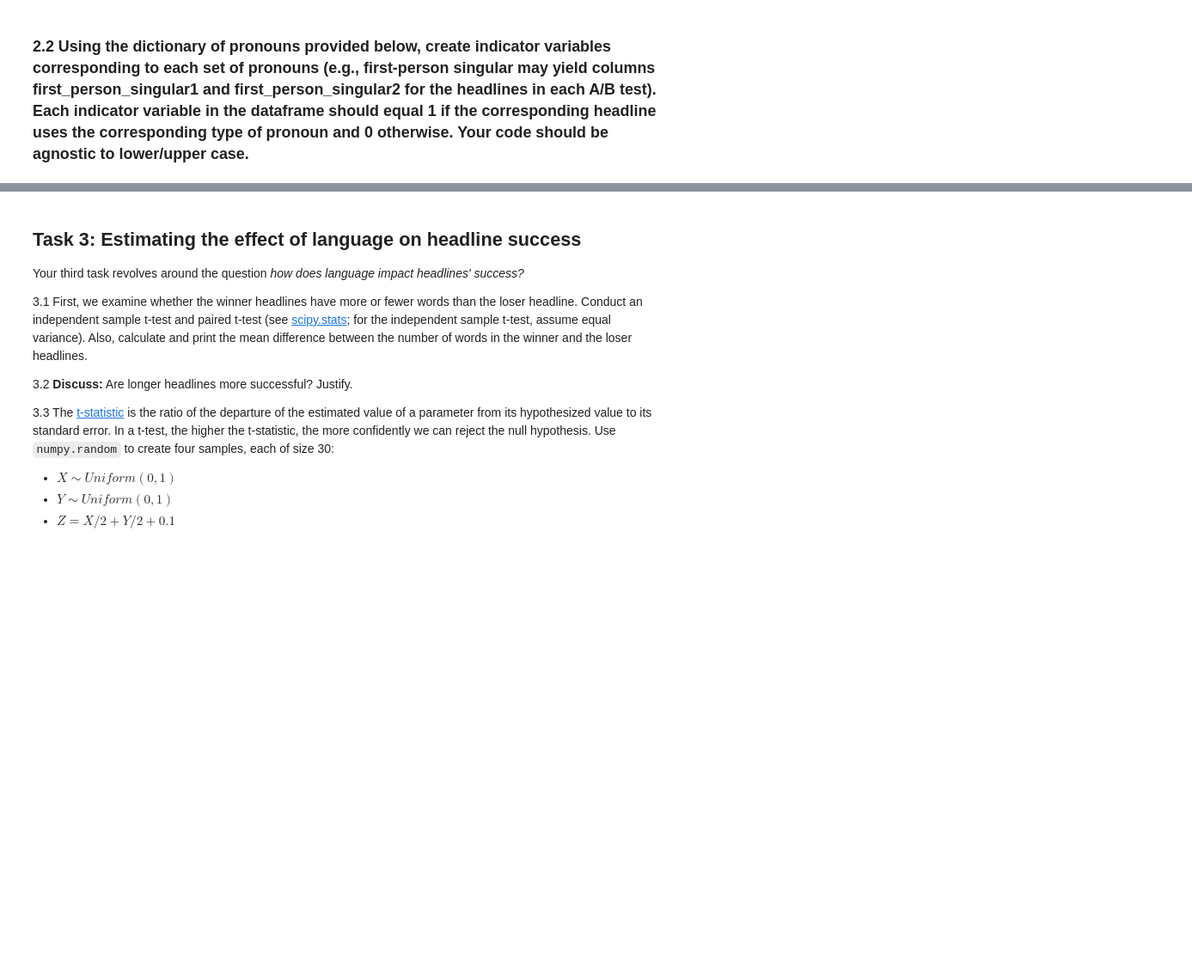
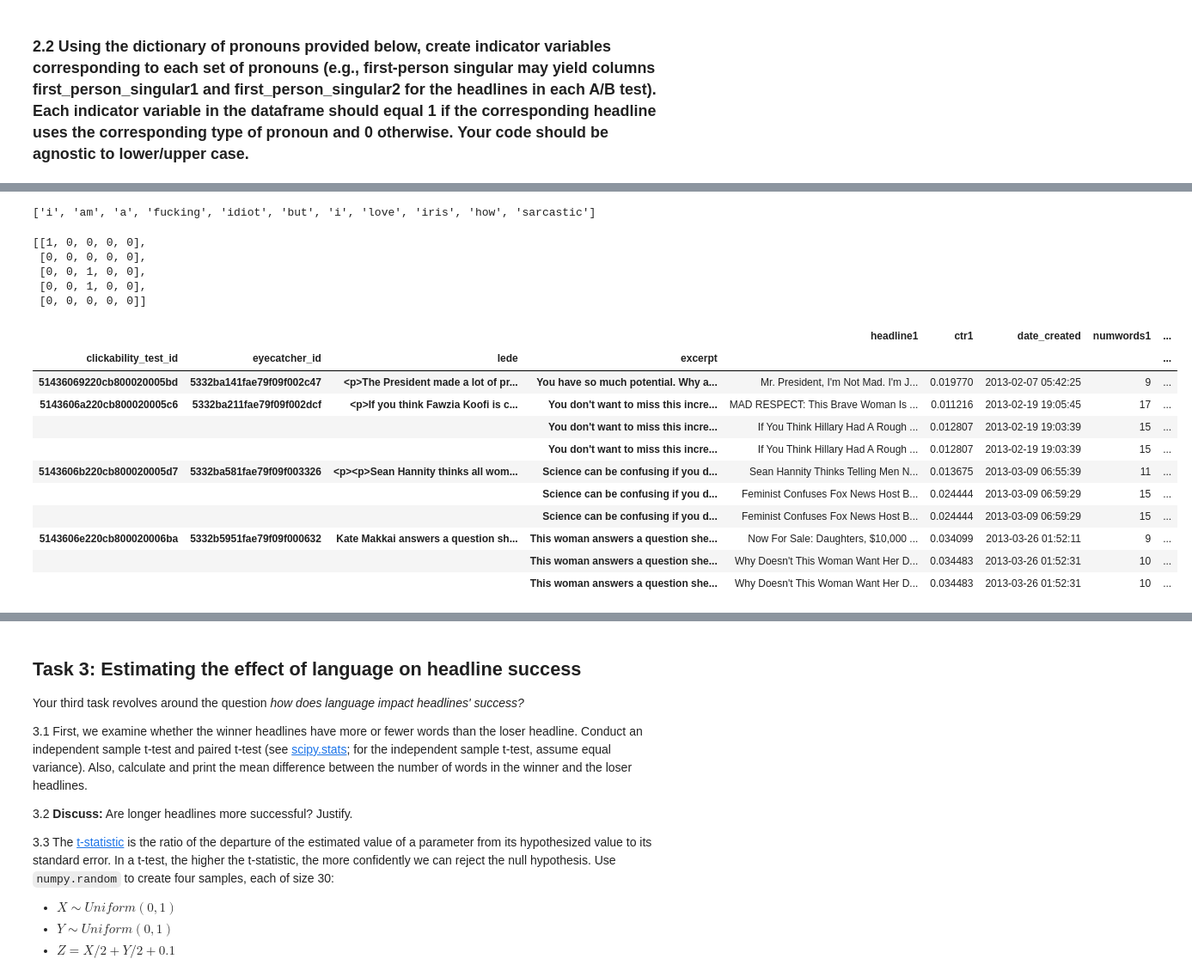
Before and after one commit to PeterYYZhang/2022, a Jupyter notebook: Homework/01 - Pandas Data Wrangling and Data Viz/hw1.ipynb, the cells around one changed output, grey strips where cells are left out. Shown at 86% size. Cells and saved outputs as stored; diff of their text form; code cells hidden in the pictures; blank space fills up the shorter version.

```diff
--- a/Homework/01 - Pandas Data Wrangling and Data Viz/hw1.ipynb
+++ b/Homework/01 - Pandas Data Wrangling and Data Viz/hw1.ipynb
@@ -411,0 +407,77 @@ SyntaxError: invalid syntax (1110406145.py, line 3)
+# %%
+# Function to extract words from string
+import re
+def extract_word(sentence: str):
+    '''take a sentence in and then return the list of words without punctuation'''
+    sentence = re.findall(r'[\w]+', sentence)
+    s = []
+    for word in sentence:
+        s.append(str(word).lower())
+    return s
+str_ = 'I am a fucking idiot. But I love Iris. How sarcastic!'
+print(extract_word(str_))
+# %% [output]
+['i', 'am', 'a', 'fucking', 'idiot', 'but', 'i', 'love', 'iris', 'how', 'sarcastic']
+# %%
+# Function to extract words from string
+import re
+def extract_word(sentence: str):
+    '''take a sentence in and then return the list of words without punctuation'''
+    sentence = re.findall(r'[\w]+', sentence)
+    s = []
+    for word in sentence:
+        s.append(str(word).lower())
+    return s
+def check_existence(feature_wordsets:dict, headline:str):
+    '''Return the list that used to generate the indicator variables'''
+    list = [0,0,0,0,0]
+    sentence = extract_word(headline)
+    fs, fp, sp, ts, tp = False, False, False, False, False
+    # print(sentence)
+    # print('\n')
+    for word in sentence:
+        fs, fp, sp, ts, tp = False, False, False, False, False
+        if (word in feature_wordsets['first_person_singular']) & (fs == False) :
+            list[0] = 1
+            fs = True
+        if (word in feature_wordsets['first_person_plural']) & (fp == False):
+            list[1] = 1
+            fp = True
+        if (word in feature_wordsets['second_person']) & (sp == False):
+            list[2] = 1
+            sp =True
+        if (word in feature_wordsets['third_person_singular']) & (ts == False):
+            list[3] = 1
+            ts = True
+        if (word in feature_wordsets['third_person_plural']) & (tp == False):
+            list[4] = 1
+            tp = True
+    return list
+# %%
+# testing
+[check_existence(feature_wordsets, x) for x in new_dataset.headline1[:5]]
+# %% [output]
+[[1, 0, 0, 0, 0],
+ [0, 0, 0, 0, 0],
+ [0, 0, 1, 0, 0],
+ [0, 0, 1, 0, 0],
+ [0, 0, 0, 0, 0]]
+# %%
+new_dataset[['first_person_singular1', 'first_person_plural1', 'second_person1', 'third_person_singular1', 'third_person_plural1']] = [check_existence(feature_wordsets, x) for x in new_dataset.headline1]
+new_dataset[['first_person_singular2', 'first_person_plural2', 'second_person2', 'third_person_singular2', 'third_person_plural2']] = [check_existence(feature_wordsets, x) for x in new_dataset.headline2]
+new_dataset = new_dataset[['headline1', 'ctr1', 'date_created', 'numwords1', 'first_person_singular1', 'first_person_plural1', 'second_person1', 'third_person_singular1', 'third_person_plural1', 'headline2', 'ctr2', 'numwords2',  'first_person_singular2', 'first_person_plural2', 'second_person2', 'third_person_singular2', 'third_person_plural2']]
+# %%
+new_dataset.head(10)
+# %% [output]
+|  |  |  |  | headline1 | ctr1 | date_created | numwords1 | ... |
+| clickability_test_id | eyecatcher_id | lede | excerpt |  |  |  |  | ... |
+| 51436069220cb800020005bd | 5332ba141fae79f09f002c47 | <p>The President made a lot of pr... | You have so much potential. Why a... | Mr. President, I'm Not Mad. I'm J... | 0.019770 | 2013-02-07 05:42:25 | 9 | ... |
+| 5143606a220cb800020005c6 | 5332ba211fae79f09f002dcf | <p>If you think Fawzia Koofi is c... | You don't want to miss this incre... | MAD RESPECT: This Brave Woman Is ... | 0.011216 | 2013-02-19 19:05:45 | 17 | ... |
+|  |  |  | You don't want to miss this incre... | If You Think Hillary Had A Rough ... | 0.012807 | 2013-02-19 19:03:39 | 15 | ... |
+|  |  |  | You don't want to miss this incre... | If You Think Hillary Had A Rough ... | 0.012807 | 2013-02-19 19:03:39 | 15 | ... |
+| 5143606b220cb800020005d7 | 5332ba581fae79f09f003326 | <p><p>Sean Hannity thinks all wom... | Science can be confusing if you d... | Sean Hannity Thinks Telling Men N... | 0.013675 | 2013-03-09 06:55:39 | 11 | ... |
+|  |  |  | Science can be confusing if you d... | Feminist Confuses Fox News Host B... | 0.024444 | 2013-03-09 06:59:29 | 15 | ... |
+|  |  |  | Science can be confusing if you d... | Feminist Confuses Fox News Host B... | 0.024444 | 2013-03-09 06:59:29 | 15 | ... |
+| 5143606e220cb800020006ba | 5332b5951fae79f09f000632 | Kate Makkai answers a question sh... | This woman answers a question she... | Now For Sale: Daughters, $10,000 ... | 0.034099 | 2013-03-26 01:52:11 | 9 | ... |
+|  |  |  | This woman answers a question she... | Why Doesn't This Woman Want Her D... | 0.034483 | 2013-03-26 01:52:31 | 10 | ... |
+|  |  |  | This woman answers a question she... | Why Doesn't This Woman Want Her D... | 0.034483 | 2013-03-26 01:52:31 | 10 | ... |
```
Also changed, not shown: parts of 19 cells of this notebook, 1 other file.
